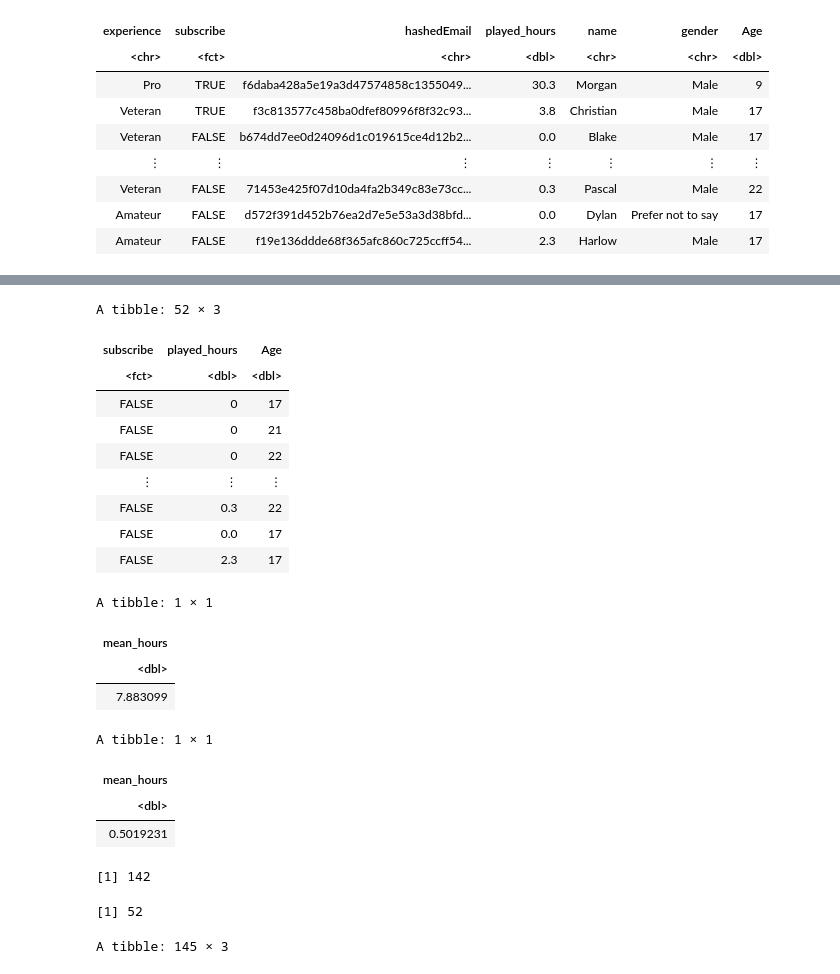
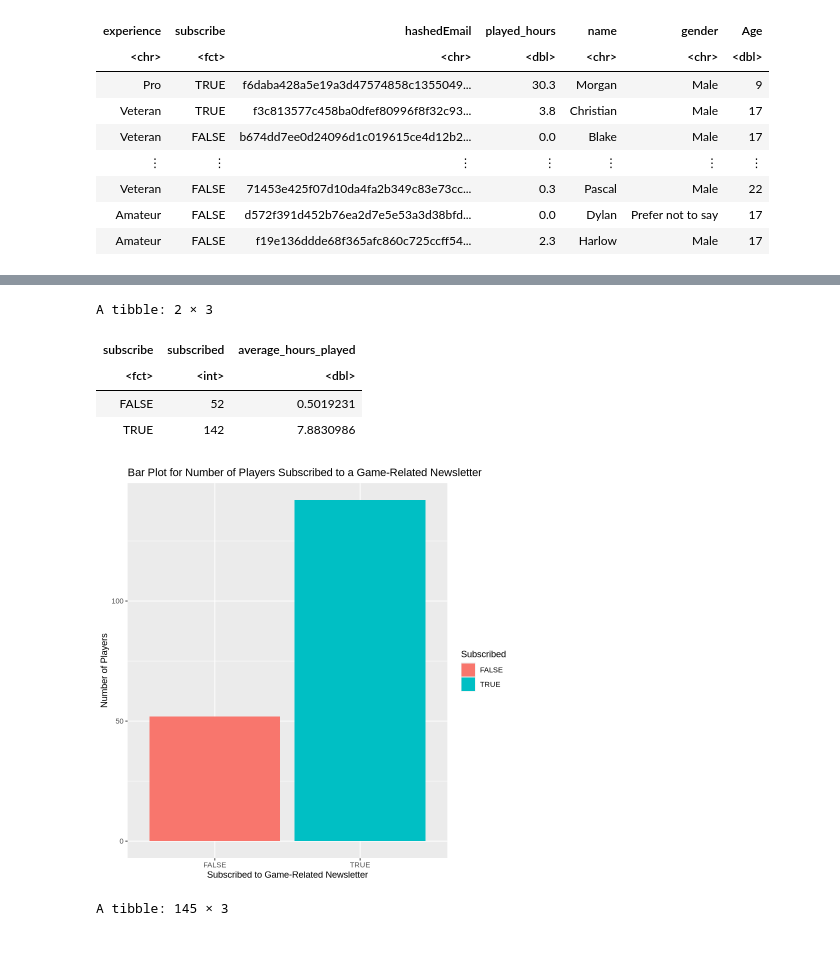
Before and after one commit to Kqvii/DSCI100-Group13, a Jupyter notebook: GroupProject-2.ipynb, the cells around one changed output, grey strips where cells are left out. Drawn from its saved outputs; the diff is of its cells as text; code cells hidden in the pictures; blank space fills up the shorter version.

```diff
--- a/GroupProject-2.ipynb
+++ b/GroupProject-2.ipynb
@@ -105,43 +92,25 @@ A tibble: 142 × 3
-# %%
-players_wrangled_false <- players_wrangled |> filter(subscribe == FALSE)
-players_wrangled_false
-# %% [output]
-A tibble: 52 × 3
-| subscribe | played_hours | Age |
-| <fct> | <dbl> | <dbl> |
-| FALSE | 0 | 17 |
-| FALSE | 0 | 21 |
-| FALSE | 0 | 22 |
-| ⋮ | ⋮ | ⋮ |
-| FALSE | 0.3 | 22 |
-| FALSE | 0.0 | 17 |
-| FALSE | 2.3 | 17 |
-# %%
-players_wrangled_true_avghours <- players_wrangled_true |> summarise(mean_hours = mean(played_hours))
-players_wrangled_true_avghours
-# %% [output]
-A tibble: 1 × 1
-| mean_hours |
-| <dbl> |
-| 7.883099 |
-# %%
-players_wrangled_false_avghours <- players_wrangled_false |> summarise(mean_hours = mean(played_hours))
-players_wrangled_false_avghours
-# %% [output]
-A tibble: 1 × 1
-| mean_hours |
-| <dbl> |
-| 0.5019231 |
-# %%
-subscribed_player_count <- players_wrangled_true |> nrow()
-subscribed_player_count
-# %% [output]
-[1] 142
-# %%
-nonsubscribed_player_count <- players_wrangled_false |> nrow()
-nonsubscribed_player_count
-# %% [output]
-[1] 52
+# %%
+subscribed_viz_data <- players_wrangled |>
+    group_by(subscribe) |>
+    summarize(subscribed = n(),
+              average_hours_played = mean(played_hours))
+subscribed_viz_data
+
+subscribed_viz <- subscribed_viz_data |>
+    ggplot(aes(x = subscribe, y = subscribed, fill = subscribe)) +
+        geom_bar(stat = "identity") +
+        labs(x = "Subscribed to Game-Related Newsletter",
+             y = "Number of Players",
+             title = "Bar Plot for Number of Players Subscribed to a Game-Related Newsletter",
+             fill = "Subscribed")
+subscribed_viz
+# %% [output]
+A tibble: 2 × 3
+| subscribe | subscribed | average_hours_played |
+| <fct> | <int> | <dbl> |
+| FALSE | 52 | 0.5019231 |
+| TRUE | 142 | 7.8830986 |
+[figure, added]
 # %%
 players_split <- initial_split(players_wrangled, prop = 0.75, strata = subscribe)
 players_train <- training(players_split)
```
Also changed, not shown: parts of 3 cells of this notebook.
